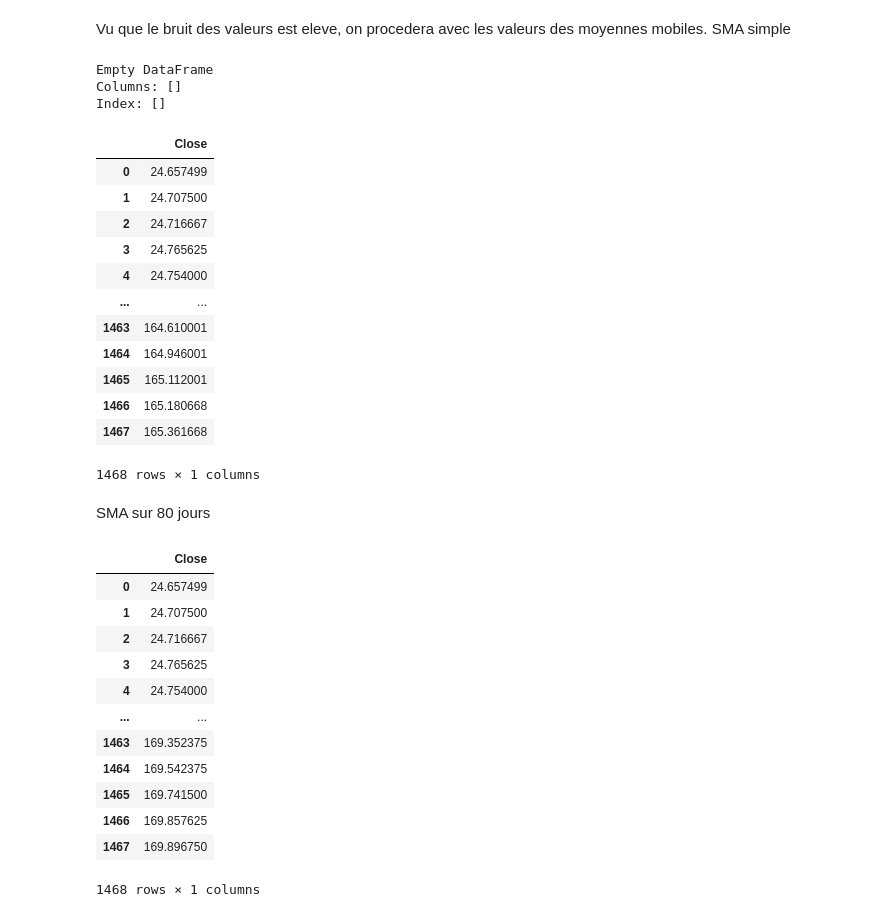
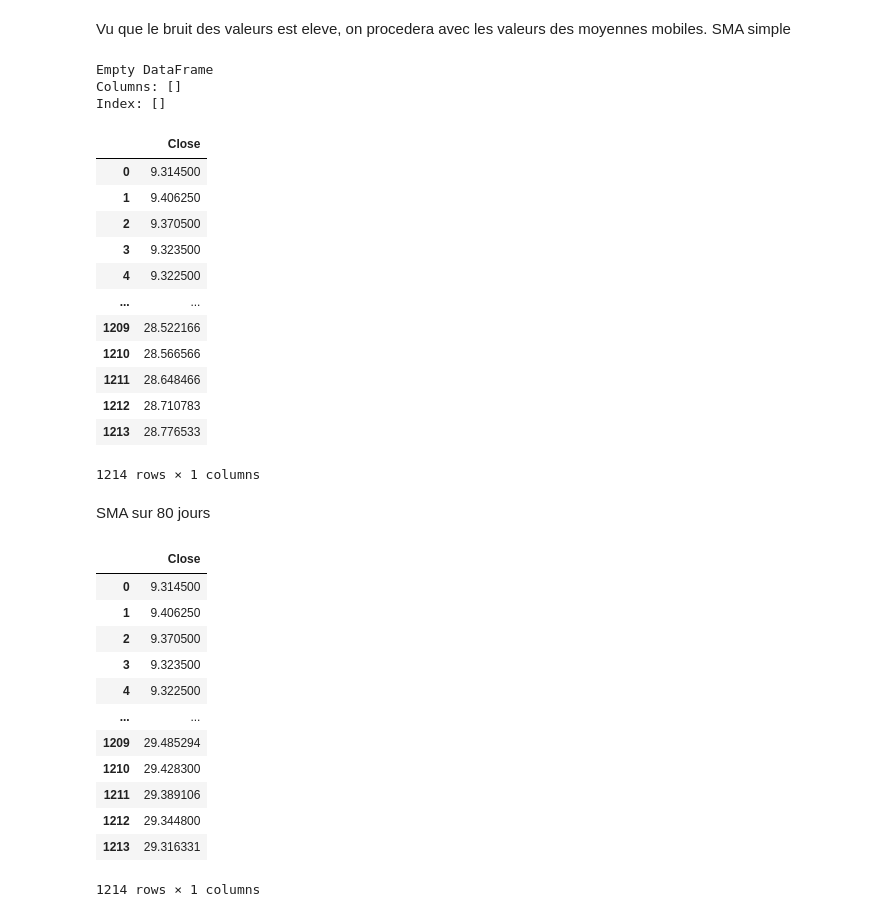
Before and after one commit to Soufiane07-05/Stocks-Market-Prediction, a Jupyter notebook: Prediction_Stocks.ipynb, the cells around one changed output. Drawn from its saved outputs; the diff is of its cells as text; code cells hidden in the pictures.

```diff
--- a/Prediction_Stocks.ipynb
+++ b/Prediction_Stocks.ipynb
@@ -16,6 +16,6 @@ import pandas as pd
 import matplotlib.pyplot as plt
 plt.style.use('fivethirtyeight')
 # %%
-AAPL = pd.read_csv('https://raw.githubusercontent.com/Soufiane07-05/Stocks-Market-Prediction/main/AAPL.csv')
-print(AAPL.head())
+TSLA = pd.read_csv('https://raw.githubusercontent.com/Soufiane07-05/Stocks-Market-Prediction/main/AMZN%20(1).csv')
+print(TSLA.head())
 # %% [output]
@@ -71,45 +64,45 @@ SMA simple
 # %%
 #Creation d'un DataFrame
 SMA30 = pd.DataFrame()
 print(SMA30.head())
-SMA30['Close'] = AAPL['Close'].rolling(30, min_periods=1, center=False).mean()
+SMA30['Close'] = TSLA['Close'].rolling(30, min_periods=1, center=False).mean()
 SMA30
 # %% [output]
 Empty DataFrame
 Columns: []
 Index: []
 |  | Close |
-| 0 | 24.657499 |
-| 1 | 24.707500 |
-| 2 | 24.716667 |
-| 3 | 24.765625 |
-| 4 | 24.754000 |
+| 0 | 9.314500 |
+| 1 | 9.406250 |
+| 2 | 9.370500 |
+| 3 | 9.323500 |
+| 4 | 9.322500 |
 | ... | ... |
-| 1463 | 164.610001 |
-| 1464 | 164.946001 |
-| 1465 | 165.112001 |
-| 1466 | 165.180668 |
-| 1467 | 165.361668 |
+| 1209 | 28.522166 |
+| 1210 | 28.566566 |
+| 1211 | 28.648466 |
+| 1212 | 28.710783 |
+| 1213 | 28.776533 |
-1468 rows × 1 columns
+1214 rows × 1 columns
 # %% [markdown]
 SMA sur 80 jours
 # %%
 SMA80 = pd.DataFrame()
-SMA80['Close'] = AAPL['Close'].rolling(80, min_periods=1, center=False).mean()
+SMA80['Close'] = TSLA['Close'].rolling(80, min_periods=1, center=False).mean()
 SMA80
 # %% [output]
 |  | Close |
-| 0 | 24.657499 |
-| 1 | 24.707500 |
-| 2 | 24.716667 |
-| 3 | 24.765625 |
-| 4 | 24.754000 |
+| 0 | 9.314500 |
+| 1 | 9.406250 |
+| 2 | 9.370500 |
+| 3 | 9.323500 |
+| 4 | 9.322500 |
 | ... | ... |
-| 1463 | 169.352375 |
-| 1464 | 169.542375 |
-| 1465 | 169.741500 |
-| 1466 | 169.857625 |
-| 1467 | 169.896750 |
+| 1209 | 29.485294 |
+| 1210 | 29.428300 |
+| 1211 | 29.389106 |
+| 1212 | 29.344800 |
+| 1213 | 29.316331 |
-1468 rows × 1 columns
+1214 rows × 1 columns
 # %% [markdown]
 On va ainsi visualiser les 3 courbes :
```
Also changed, not shown: parts of 13 cells of this notebook.
